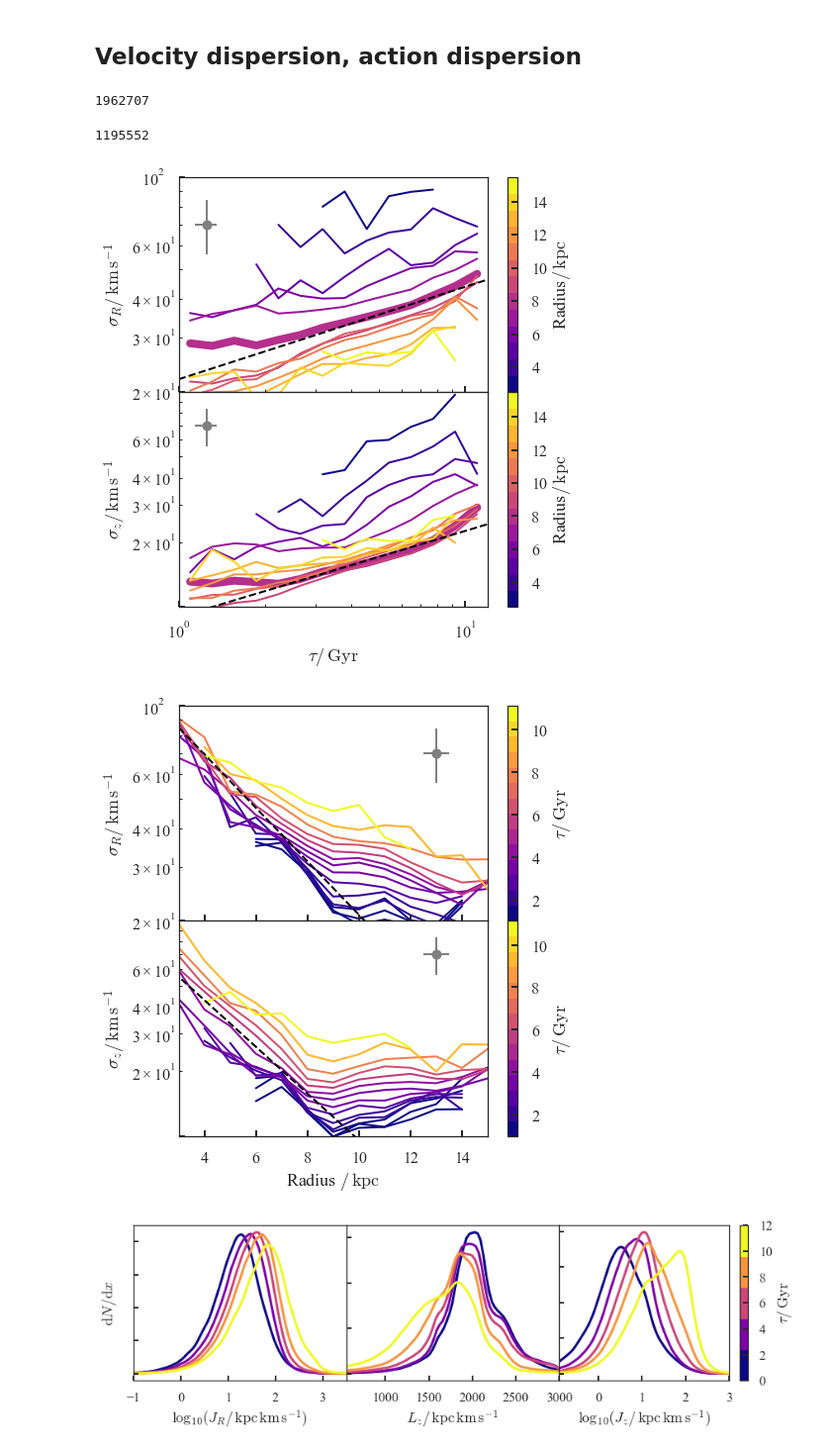
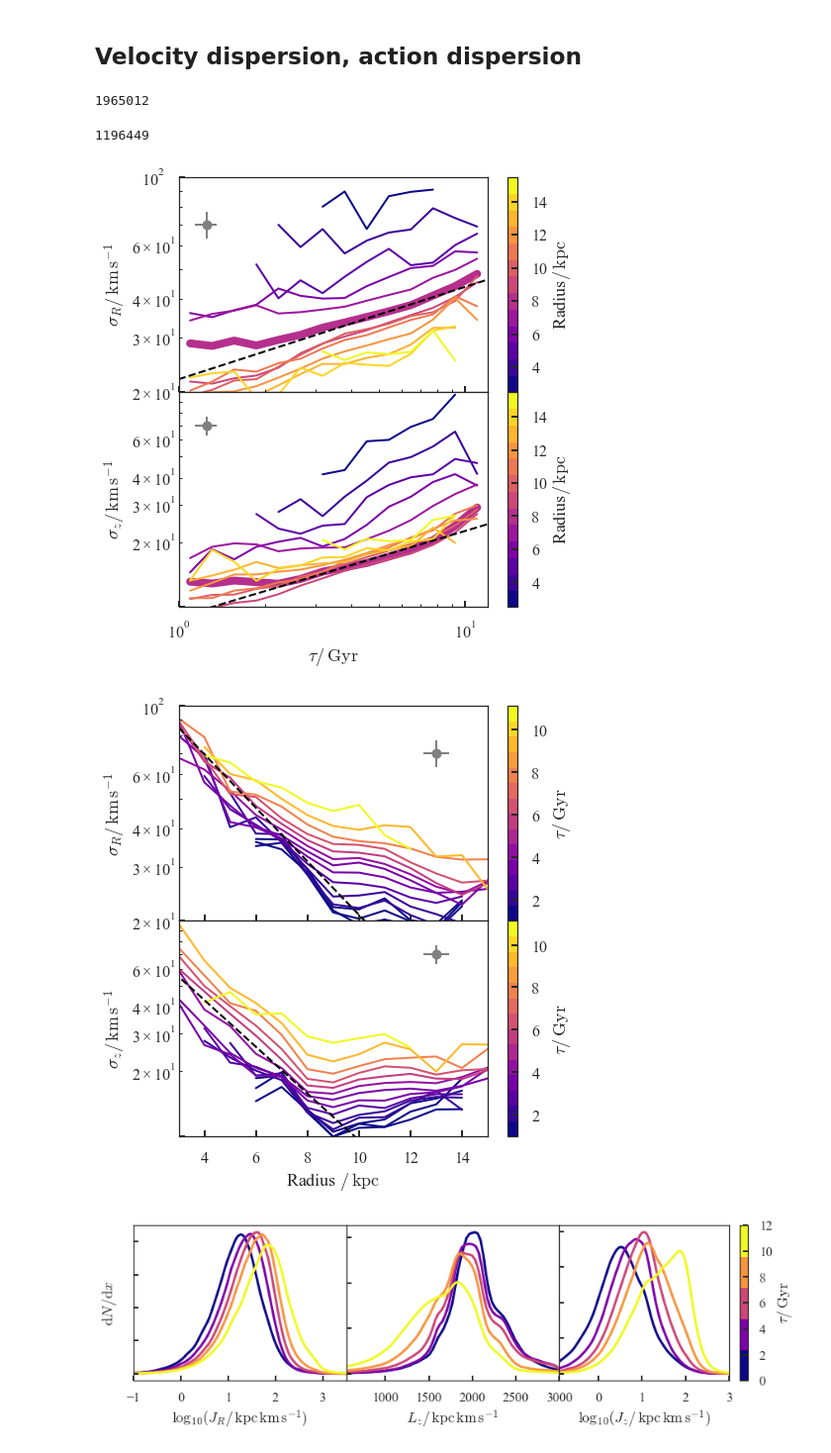
Before and after one commit to jls713/gaia_dr2_spectro, a Jupyter notebook: notebooks/InputOutputWithPrior.ipynb, the cells around one changed output. Shown at 99% size. Cells and saved outputs as stored; diff of their text form; code cells hidden in the pictures.

```diff
--- a/notebooks/InputOutputWithPrior.ipynb
+++ b/notebooks/InputOutputWithPrior.ipynb
@@ -686,3 +851,24 @@ gen_fast_map_fld(joint_table[(joint_table['best']==1)].to_pandas(),
 plt.savefig('extinction.pdf',bbox_inches='tight')
 # %% [output]
 [figure]
+# %%
+from matplotlib.colors import LogNorm
+f,a=plt.subplots(2,1,figsize=[7.5,10])
+# plt.sca(a[1])
+# gen_fast_map_fld(joint_table[(joint_table['best']==1)&(joint_table['s']<0.3)&(joint_table['s']>0.2)].to_pandas(),
+#                  'log10_av',nside=16,vmin=-2.,vmax=1.,label=r'$\log_{10}A_V$',bin_edges=[0.2,0.3])
+# plt.sca(a[2])
+# gen_fast_map_fld(joint_table[(joint_table['best']==1)&(joint_table['s']>1.)&(joint_table['s']<1.2)].to_pandas(),
+#                  'log10_av',nside=16,vmin=-2.,vmax=1.,label=r'$\log_{10}A_V$',bin_edges=[1.,1.2])
+plt.sca(a[1])
+joint_table['av']=np.power(10.,joint_table['log10_av'])
+gen_fast_map_fld_DIFF(
+                      joint_table[(joint_table['best']==1)&(joint_table['s']<0.25)&(joint_table['s']>0.15)].to_pandas(),
+                      joint_table[(joint_table['best']==1)&(joint_table['s']>0.25)&(joint_table['s']<0.35)].to_pandas(),
+                 'av',nside=16,vmin=-2.5,vmax=-0.5,label=r'$\log_{10}\Delta A_V$',bin_edges=[1.,1.2],log_scl=True,
+                mincnt=5,title='Extinction difference along l.o.s.')
+plt.sca(a[0])
+gen_fast_map_fld(joint_table[(joint_table['best']==1)].to_pandas(),
+                 'log10_av',nside=32,vmin=-2.,vmax=1.,label=r'$\log_{10}A_V$',bin_edges=[3.,3.5], title='All')
+
+plt.savefig('extinction_vertical.pdf',bbox_inches='tight')
@@ -751,11 +939,11 @@ gg = joint_table[(joint_table['best']==1)&(joint_table['log10_age_err']<0.2)
                  &((turnoff(joint_table))|giants(joint_table))].to_pandas()
 print len(gg)
 # %% [output]
-1962707
+1965012
 # %%
 print np.count_nonzero((np.abs(gg['z'])<0.6)&(gg['Z']>-1.))
 # %% [output]
-1195552
+1196449
 # %%
 import matplotlib.cm as cmx
 import matplotlib.colors as colors
@@ -818,7 +1006,7 @@ plt.xlabel(r'$\tau/\,\mathrm{Gyr}$')
 plt.ylabel(r'$\sigma_R/\,\mathrm{km\,s}^{-1}$')
 plt.errorbar([1.25],[70.],xerr=np.array([[1.25-np.exp(-(np.log(age_bins[2])-np.log(age_bins[1]))*.5+np.log(1.25)),
                                 np.exp((np.log(age_bins[2])-np.log(age_bins[1]))*.5+np.log(1.25))-1.25]]),
-             yerr=[70.*np.sqrt(2./50.)],color='gray',fmt='o',ms=10)
+             yerr=[70.*np.sqrt(1./2./50.)],color='gray',fmt='o',ms=10)
 plt.gca().set_xticklabels([])
 plt.sca(ax[1])
 
@@ -826,35 +1014,35 @@ Rbins = np.array([2.,3.,4.,5.,6.,7.,8.,9.,10.,11.,12.,13.,14.,15.])+.5
 Rcentroids = .5*(Rbins[1:]+Rbins[:-1])
 scalarMap = get_scalarMap(Rcentroids)
 for r in range(len(Rbins)-1):
     dd = gg[(gg['R']>Rbins[r])&(gg['R']<Rbins[r+1])&(np.abs(gg['z'])<0.6)&(gg['Z']>-1.)]
     cnt = np.array([len(dd['vz'][(dd['age']>ad)&(dd['age']<au)].values) for ad,au in zip(age_bins[:-1],age_bins[1:])])
     err = np.array([mini(dd['vz'][(dd['age']>ad)&(dd['age']<au)].values,
                 dd['vz_err'][(dd['age']>ad)&(dd['age']<au)].values,
                 sigma_clip(dd['vz'][(dd['age']>ad)&(dd['age']<au)].values).clipped.std())
            for ad,au in zip(age_bins[:-1],age_bins[1:])])
     lw = 2
     if .5*(Rbins[r]+Rbins[r+1])==8.:
         lw=8
     plt.plot(age_centroids[cnt>50],err[cnt>50],color=scalarMap.to_rgba(.5*(Rbins[r]+Rbins[r+1])),lw=lw)
 plt.gca().set_yticklabels([])
 plt.semilogy()
 plt.semilogx()
 plt.ylim(10.,100.)
 plt.xlim(1.,12.)
 xx = np.linspace(1.,12.)
 plt.plot(xx,9.*xx**0.4,color='k',ls='dashed')
 plt.gca().set_yticklabels(plt.gca().get_yticklabels()[:-2])
 plt.colorbar(scalarMap,label='Radius$ /\,\mathrm{kpc}$')
 plt.xlabel(r'$\tau/\,\mathrm{Gyr}$')
 plt.ylabel(r'$\sigma_z/\,\mathrm{km\,s}^{-1}$')
 
 plt.errorbar([1.25],[70.],xerr=np.array([[1.25-np.exp(-(np.log(age_bins[2])-np.log(age_bins[1]))*.5+np.log(1.25)),
                                 np.exp((np.log(age_bins[2])-np.log(age_bins[1]))*.5+np.log(1.25))-1.25]]),
-             yerr=[70.*np.sqrt(2./50.)],color='gray',fmt='o',ms=10)
+             yerr=[70.*np.sqrt(1./2./50.)],color='gray',fmt='o',ms=10)
 
 plt.savefig('sigma_age.pdf', bbox_inches='tight')
 # %% [output]
-[figure, old version]
+[figure, new version]
 # %%
 fig,ax = plt.subplots(2,1,figsize=[7.,8.])
 plt.subplots_adjust(hspace=0.)
@@ -885,7 +1073,7 @@ plt.plot(xx,np.exp(-(xx-8.2)/5.)*30.,color='k',ls='dashed')
 plt.colorbar(scalarMap,label=r'$\tau/\,\mathrm{Gyr}$')
 # plt.xlabel(r'Radius $/\,\mathrm{kpc}$')
 plt.errorbar([13.],[70.],xerr=[.5],
-             yerr=[70.*np.sqrt(2./50.)],color='gray',fmt='o',ms=10)
+             yerr=[70.*np.sqrt(1./2./50.)],color='gray',fmt='o',ms=10)
 plt.ylabel(r'$\sigma_R/\,\mathrm{km\,s}^{-1}$')
 plt.sca(ax[1])
 
@@ -913,10 +1101,10 @@ plt.colorbar(scalarMap,label=r'$\tau/\,\mathrm{Gyr}$')
 plt.gca().set_yticklabels(plt.gca().get_yticklabels()[:-2])
 plt.xlabel(r'Radius $/\,\mathrm{kpc}$')
 plt.ylabel(r'$\sigma_z/\,\mathrm{km\,s}^{-1}$')
-plt.errorbar([13.],[70.],xerr=[.5],yerr=[70.*np.sqrt(2./50.)],color='gray',fmt='o',ms=10)
+plt.errorbar([13.],[70.],xerr=[.5],yerr=[70.*np.sqrt(1./2./50.)],color='gray',fmt='o',ms=10)
 plt.savefig('sigma_radius.pdf',bbox_inches='tight')
 # %% [output]
-[figure, old version]
+[figure, new version]
 # %%
 def plot_distributions(data,ax,compt='vR',sort_col='age',bins=50,range=[-150.,150.],cbar=False,label=None,
                       xlabel=None,agebins=10):
```
Also changed, not shown: parts of 19 cells of this notebook, 37 other files.
